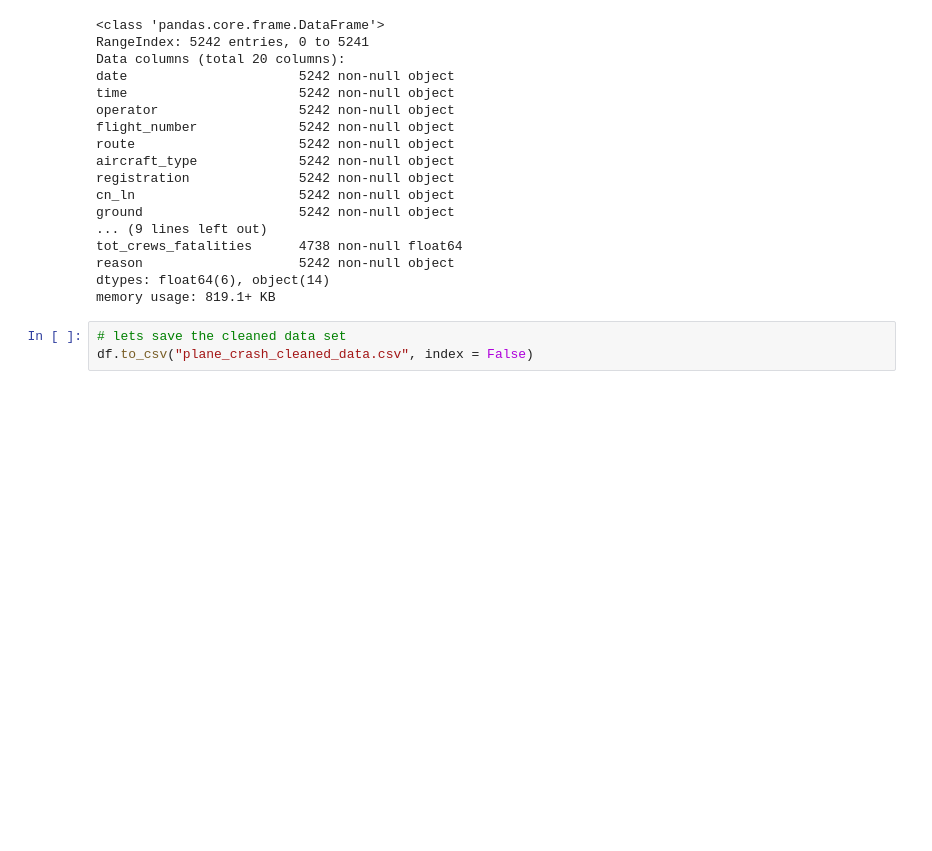
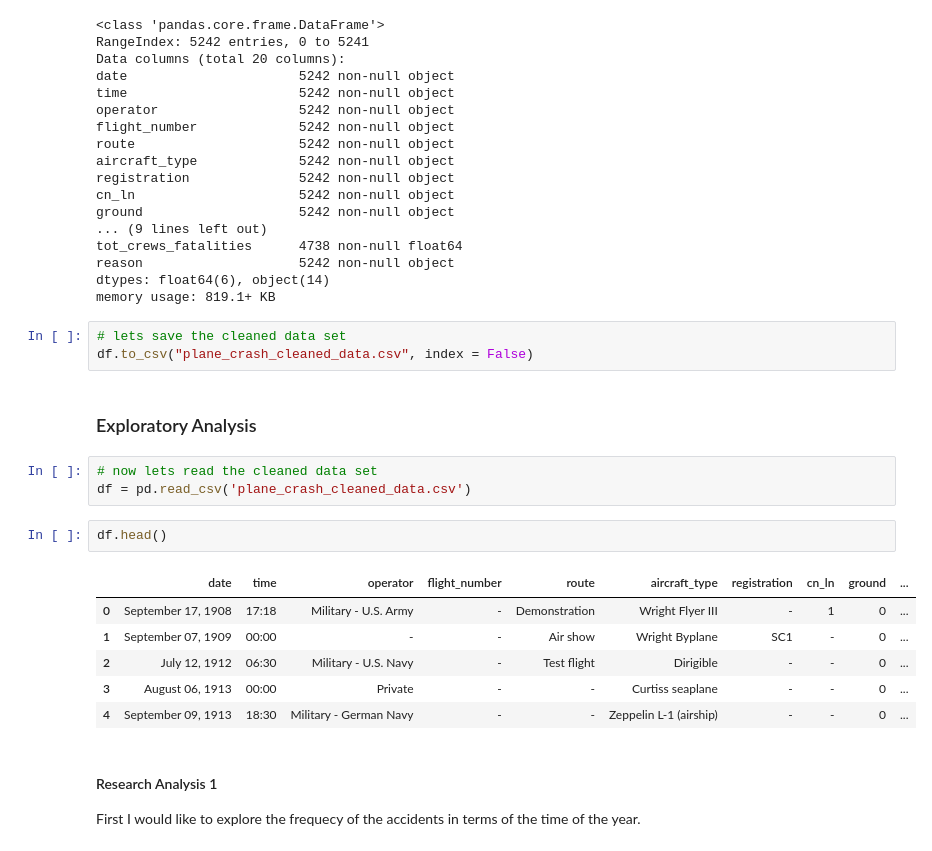
Before and after one commit to budhajitRoy/Plane-Crash-Data-Exploration, a Jupyter notebook: Plane Crash Data Exploration and Analysis.ipynb, the cells around one changed output. Drawn from its saved outputs; the diff is of its cells as text; blank space fills up the shorter version.

```diff
--- a/Plane Crash Data Exploration and Analysis.ipynb
+++ b/Plane Crash Data Exploration and Analysis.ipynb
@@ -1253,3 +1253,20 @@ memory usage: 819.1+ KB
 # %%
 # lets save the cleaned data set
 df.to_csv("plane_crash_cleaned_data.csv", index = False)
+# %% [markdown]
+### Exploratory Analysis
+# %%
+# now lets read the cleaned data set
+df = pd.read_csv('plane_crash_cleaned_data.csv')
+# %%
+df.head()
+# %% [output]
+|  | date | time | operator | flight_number | route | aircraft_type | registration | cn_ln | ground | ... |
+| 0 | September 17, 1908 | 17:18 | Military - U.S. Army | - | Demonstration | Wright Flyer III | - | 1 | 0 | ... |
+| 1 | September 07, 1909 | 00:00 | - | - | Air show | Wright Byplane | SC1 | - | 0 | ... |
+| 2 | July 12, 1912 | 06:30 | Military - U.S. Navy | - | Test flight | Dirigible | - | - | 0 | ... |
+| 3 | August 06, 1913 | 00:00 | Private | - | - | Curtiss seaplane | - | - | 0 | ... |
+| 4 | September 09, 1913 | 18:30 | Military - German Navy | - | - | Zeppelin L-1 (airship) | - | - | 0 | ... |
+# %% [markdown]
+#### Research Analysis 1 ####
+First I would like to explore the frequecy of the accidents in terms of the time of the year.
```
Also changed, not shown: parts of 15 cells of this notebook.
